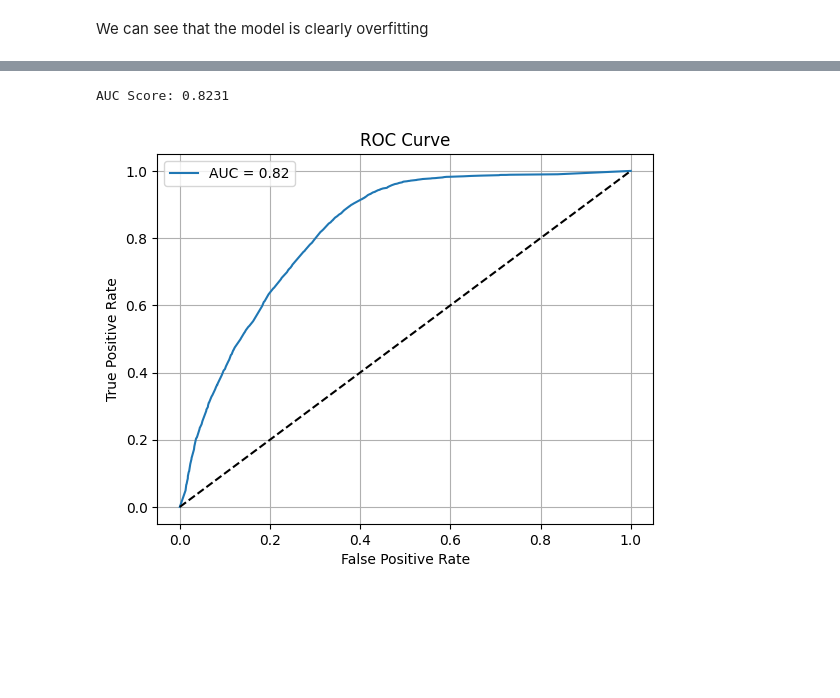
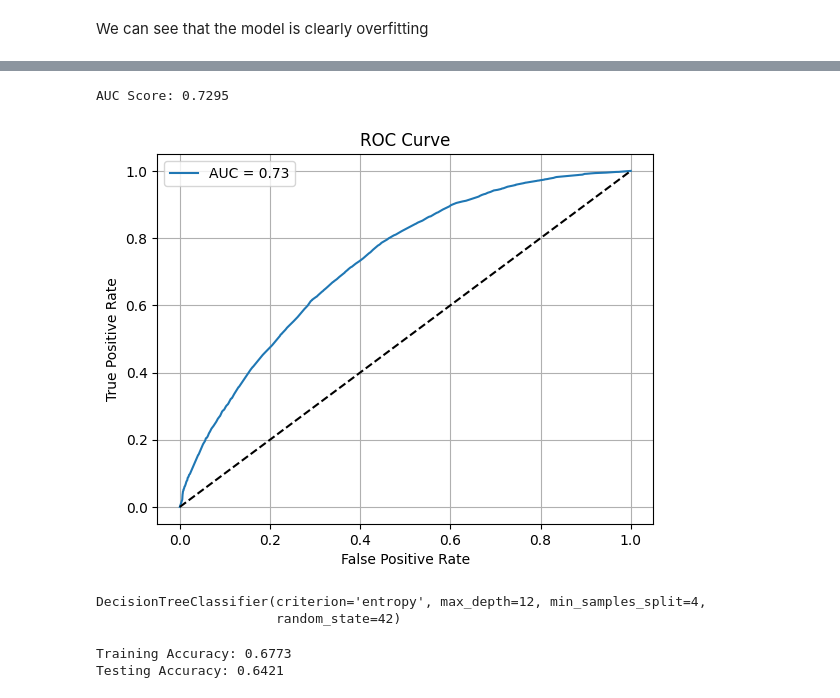
Before and after one commit to ABHIRAM1234/Machine-Learning-CSCI-5612-872-Project, a Jupyter notebook: Modeling/decisionTree.ipynb, the cells around one changed output, grey strips where cells are left out. Drawn from its saved outputs; the diff is of its cells as text; code cells hidden in the pictures; blank space fills up the shorter version.

```diff
--- a/Modeling/decisionTree.ipynb
+++ b/Modeling/decisionTree.ipynb
@@ -100,6 +100,16 @@ Setting up a controlled tree
+# %%
+# Randomly sample subset of features
+np.random.seed(0)
+features1 = np.random.choice(X_train.columns, size=10, replace=False)
+features2 = np.random.choice(X_train.columns, size=10, replace=False)
+features3 = np.random.choice(X_train.columns, size=10, replace=False)
 # %%
 from sklearn.tree import DecisionTreeClassifier
 
-dt_model = DecisionTreeClassifier(max_depth=12, min_samples_split=10, min_samples_leaf=5, random_state=42)
-dt_model.fit(X_train, y_train)
+# dt_model = DecisionTreeClassifier(max_depth=12, min_samples_split=10, min_samples_leaf=5, random_state=42)
+# dt_model.fit(X_train, y_train)
+
+# Tree 1: Default criterion (Gini), shallow depth
+dt_gini = DecisionTreeClassifier(criterion='gini', max_depth=10, random_state=42)
+dt_gini.fit(X_train[features1], y_train)
 # %% [output]
@@ -151,19 +160,26 @@ Confusion Matrix on Test Set:
 # %%
-y_probs = dt_model.predict_proba(X_test)[:, 1]  # Get probability estimates for class 1
+y_probs = dt_gini.predict_proba(X_test[features1])[:, 1]  # Get probability estimates for class 1
 fpr, tpr, thresholds = roc_curve(y_test, y_probs)
 auc_score = roc_auc_score(y_test, y_probs)
 
 print(f"AUC Score: {auc_score:.4f}")
 
 plt.figure()
 plt.plot(fpr, tpr, label=f'AUC = {auc_score:.2f}')
 plt.plot([0, 1], [0, 1], 'k--')
 plt.xlabel('False Positive Rate')
 plt.ylabel('True Positive Rate')
 plt.title('ROC Curve')
 plt.legend()
 plt.grid()
 plt.show()
 # %% [output]
-AUC Score: 0.8231
+AUC Score: 0.7295
-[figure, old version]
+[figure, new version]
+# %%
+# Tree 2: Entropy criterion, deeper tree
+dt_entropy = DecisionTreeClassifier(criterion='entropy', max_depth=12, min_samples_split=4, random_state=42)
+dt_entropy.fit(X_train[features2], y_train)
+# %% [output]
+DecisionTreeClassifier(criterion='entropy', max_depth=12, min_samples_split=4,
+                       random_state=42)
@@ -169,0 +190,10 @@ AUC Score: 0.8231
+# %%
+# Evaluation
+train_accuracy = accuracy_score(y_train, y_train_pred)
+test_accuracy = accuracy_score(y_test, y_test_pred)
+
+print(f"Training Accuracy: {train_accuracy:.4f}")
+print(f"Testing Accuracy: {test_accuracy:.4f}")
+# %% [output]
+Training Accuracy: 0.6773
+Testing Accuracy: 0.6421
```
Also changed, not shown: parts of 21 cells of this notebook, 28 other files.
